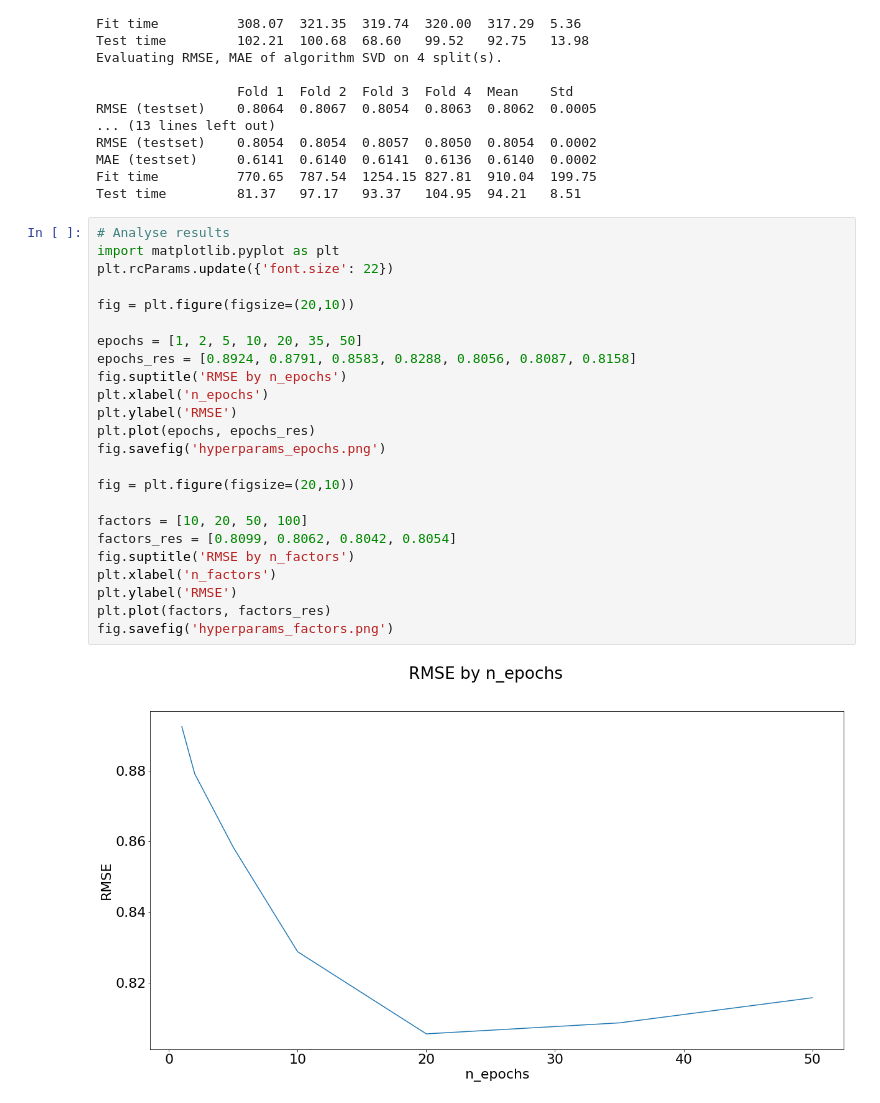
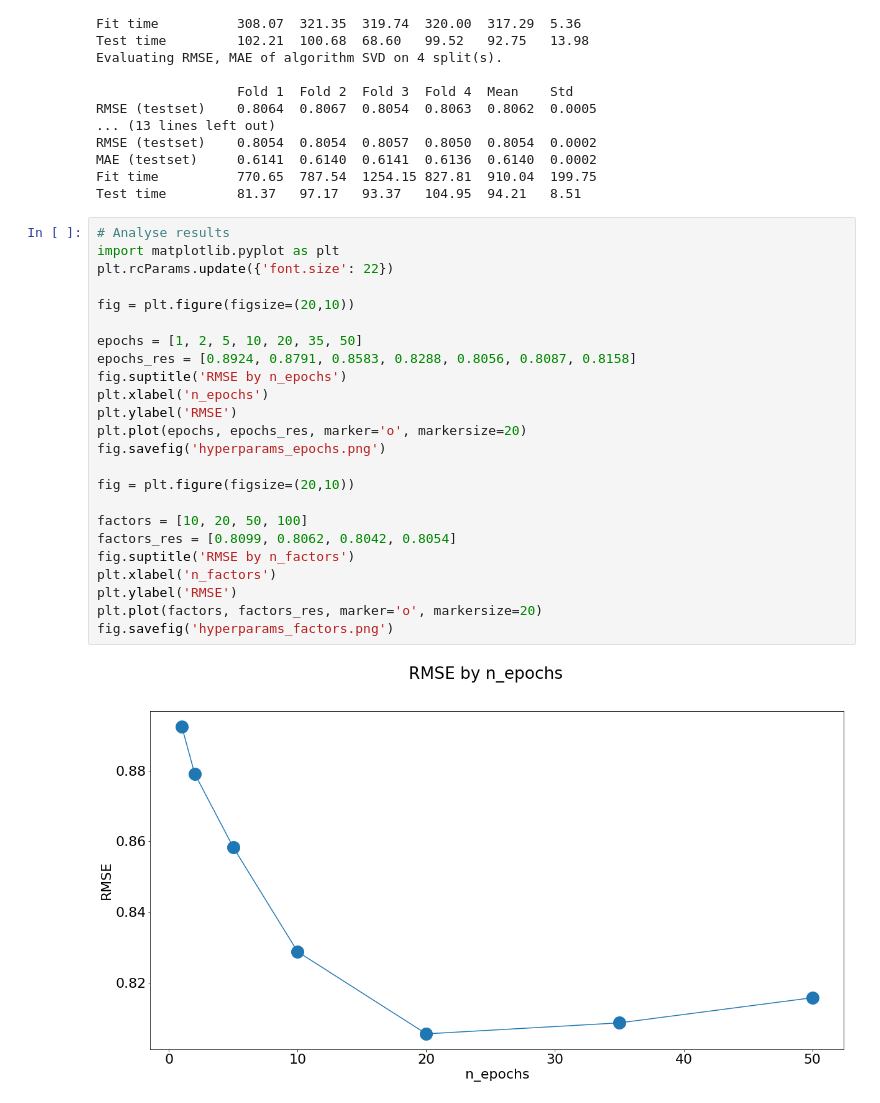
Before and after one commit to villekuosmanen/SHProject, a Jupyter notebook: src/Hyperparams.ipynb, the cells around one changed output. Drawn from its saved outputs; the diff is of its cells as text.

Commit message:
Add markers to hyperparam plots

```diff
--- a/src/Hyperparams.ipynb
+++ b/src/Hyperparams.ipynb
@@ -97,26 +97,26 @@ Test time         81.37   97.17   93.37   104.95  94.21   8.51
 # %%
 # Analyse results
 import matplotlib.pyplot as plt
 plt.rcParams.update({'font.size': 22})
 
 fig = plt.figure(figsize=(20,10))
 
 epochs = [1, 2, 5, 10, 20, 35, 50]
 epochs_res = [0.8924, 0.8791, 0.8583, 0.8288, 0.8056, 0.8087, 0.8158]
 fig.suptitle('RMSE by n_epochs')
 plt.xlabel('n_epochs')
 plt.ylabel('RMSE')
-plt.plot(epochs, epochs_res)
+plt.plot(epochs, epochs_res, marker='o', markersize=20)
 fig.savefig('hyperparams_epochs.png')
 
 fig = plt.figure(figsize=(20,10))
 
 factors = [10, 20, 50, 100]
 factors_res = [0.8099, 0.8062, 0.8042, 0.8054]
 fig.suptitle('RMSE by n_factors')
 plt.xlabel('n_factors')
 plt.ylabel('RMSE')
-plt.plot(factors, factors_res)
+plt.plot(factors, factors_res, marker='o', markersize=20)
 fig.savefig('hyperparams_factors.png')
 # %% [output]
-[figure, old version]
+[figure, new version]
```
Also changed, not shown: parts of 1 cell of this notebook.
